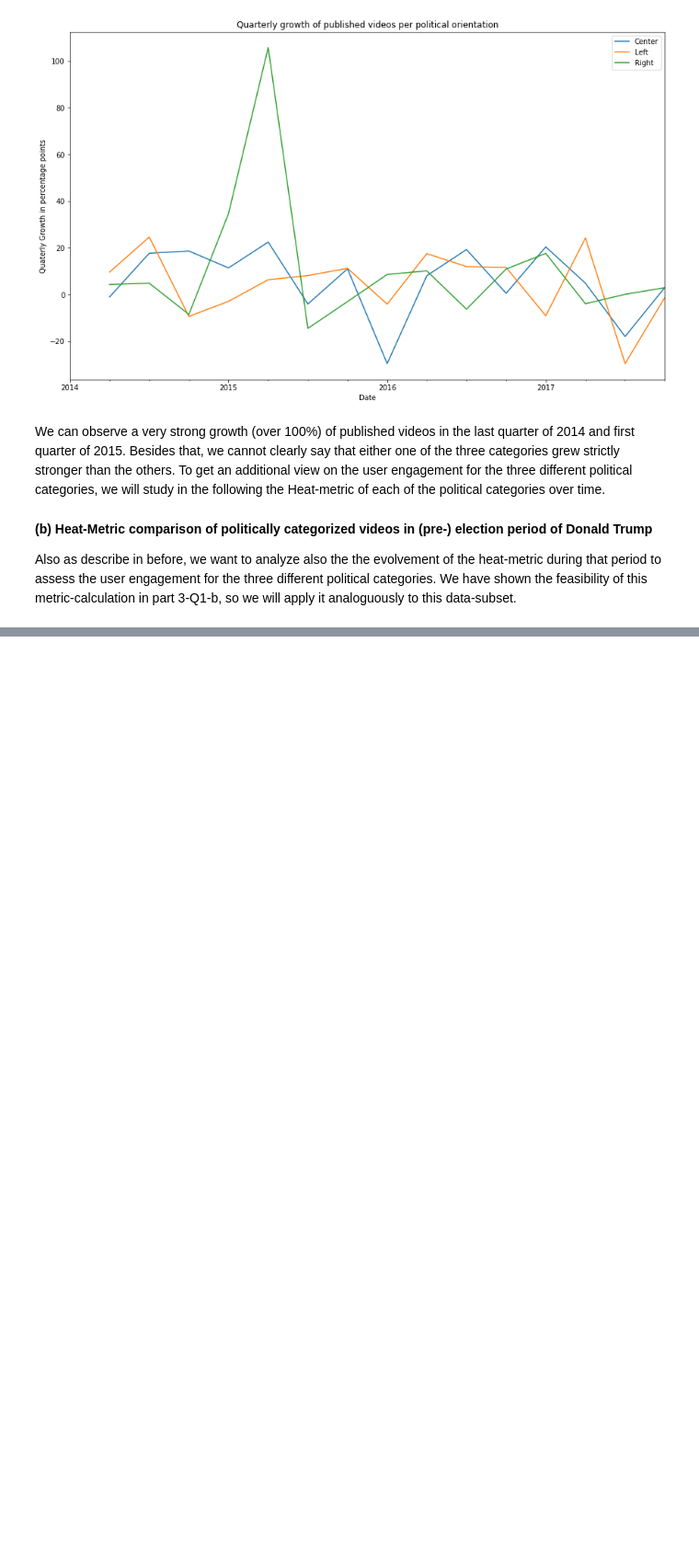
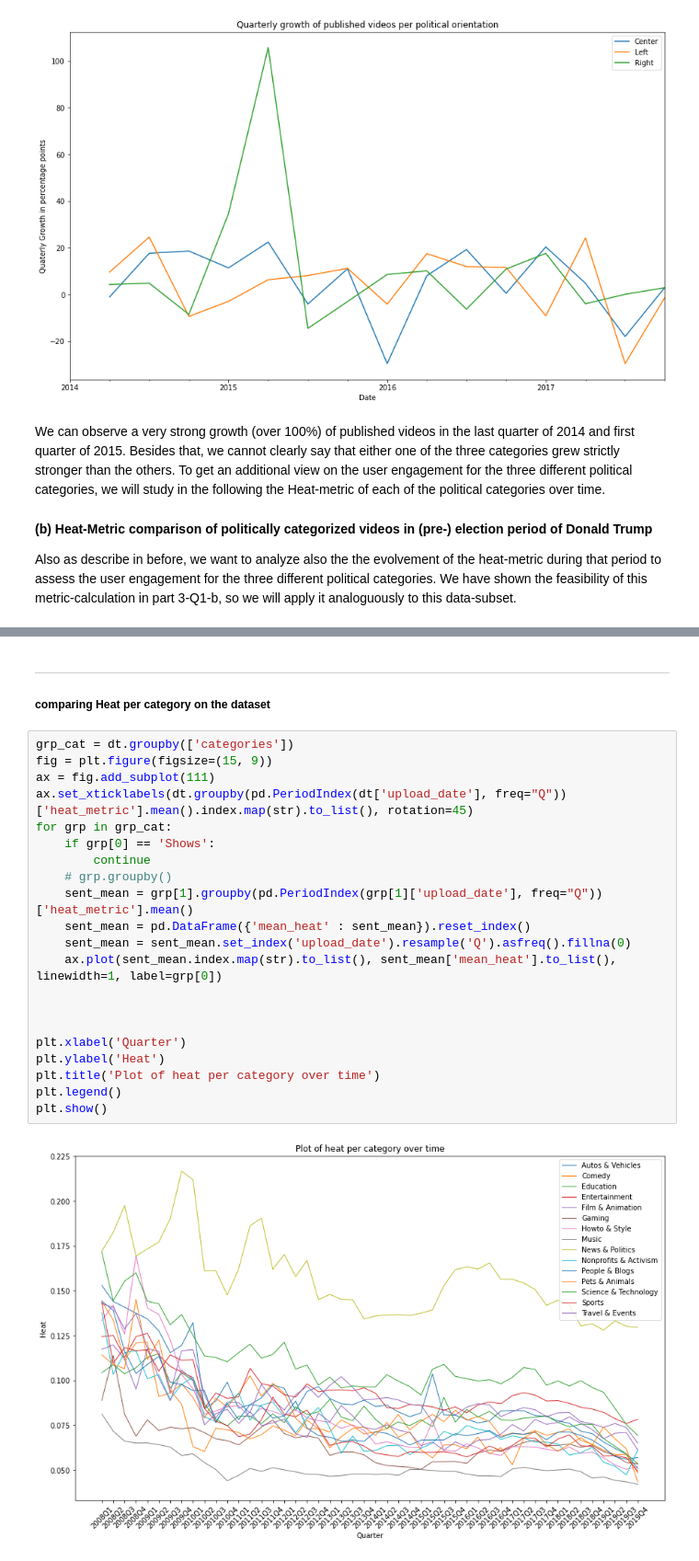
Before and after one commit to epfl-ada/ada-2022-project-powerrangers, a Jupyter notebook: explore_data.ipynb, the cells around one changed output, grey strips where cells are left out. Shown at 92% size. Drawn from its saved outputs; the diff is of its cells as text; blank space fills up the shorter version.

```diff
--- a/explore_data.ipynb
+++ b/explore_data.ipynb
@@ -938,0 +1040,26 @@ Name: score, dtype: float64
+# %% [markdown]
+---
+##### comparing Heat per category on the dataset
+# %%
+grp_cat = dt.groupby(['categories'])
+fig = plt.figure(figsize=(15, 9))
+ax = fig.add_subplot(111)
+ax.set_xticklabels(dt.groupby(pd.PeriodIndex(dt['upload_date'], freq="Q"))['heat_metric'].mean().index.map(str).to_list(), rotation=45)
+for grp in grp_cat:
+    if grp[0] == 'Shows':
+        continue
+    # grp.groupby()
+    sent_mean = grp[1].groupby(pd.PeriodIndex(grp[1]['upload_date'], freq="Q"))['heat_metric'].mean()
+    sent_mean = pd.DataFrame({'mean_heat' : sent_mean}).reset_index()
+    sent_mean = sent_mean.set_index('upload_date').resample('Q').asfreq().fillna(0)
+    ax.plot(sent_mean.index.map(str).to_list(), sent_mean['mean_heat'].to_list(), linewidth=1, label=grp[0])
+
+
+
+plt.xlabel('Quarter')
+plt.ylabel('Heat')
+plt.title('Plot of heat per category over time')
+plt.legend()
+plt.show()
+# %% [output]
+[figure, added]
```
Also changed, not shown: parts of 45 cells of this notebook, 3 other files.
